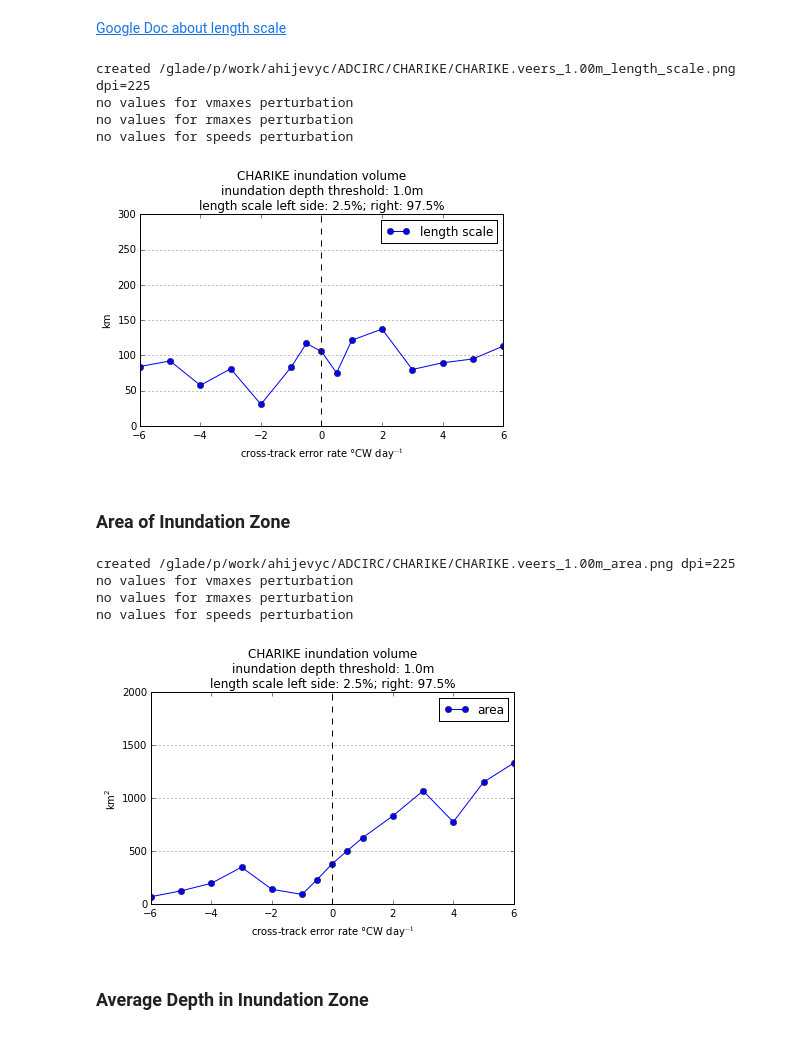
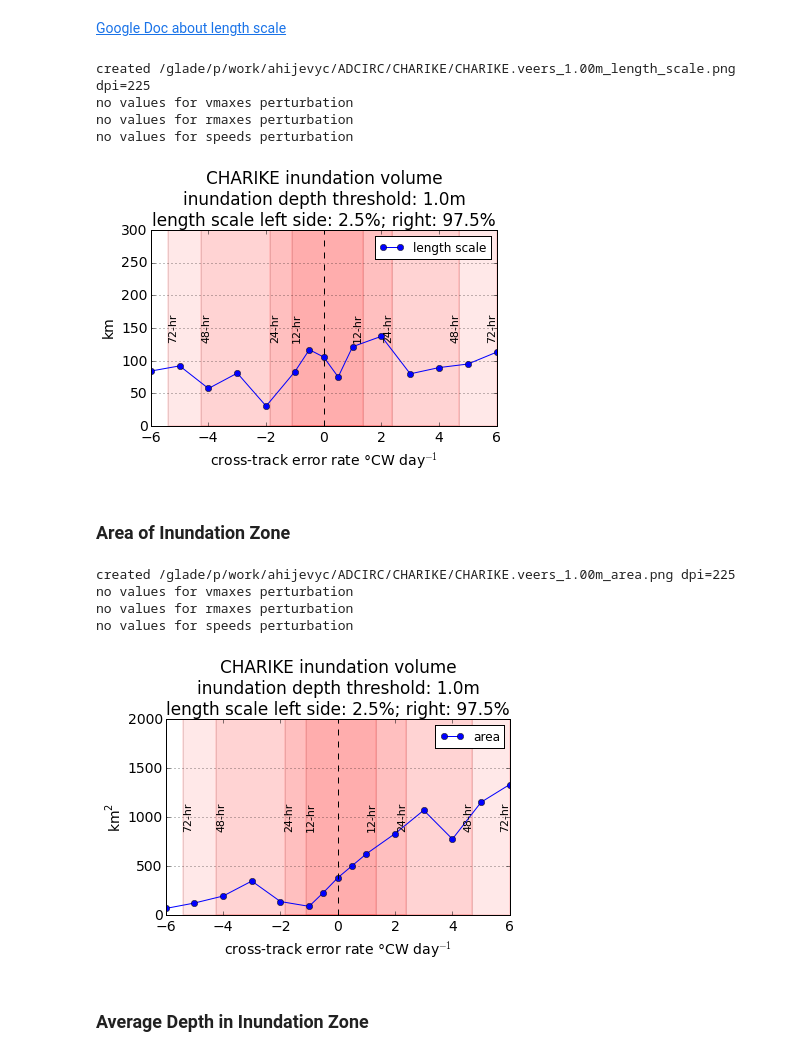
Before and after one commit to ahijevyc/ADCIRC, a Jupyter notebook: CHARIKE.ipynb, the cells around one changed output. Cells and saved outputs as stored; diff of their text form; code cells hidden in the pictures.

```diff
--- a/CHARIKE.ipynb
+++ b/CHARIKE.ipynb
@@ -23,6 +23,7 @@ from netCDF4 import Dataset
 import numpy as np
 import datetime as dt
 import matplotlib.pyplot as plt
+plt.rcParams.update({'font.size': 14})
 from mysavfig import mysavfig
 # %% [markdown]
 ###  Define Storm Class and Perturbation Class
@@ -150,6 +151,21 @@ def map_points(ax, lon, lat, **kwargs):
     x, y = m(lon,lat)
     m.plot(x, y, **kwargs)
     return m
+
+
+def forecast_err_box(xmin, xmax, label, **kwargs):
+    ax = kwargs['axes']
+    box = ax.axvspan(xmin, xmax, alpha=0.09, facecolor='red', **kwargs)
+    edgecolor = 'red'
+    box = ax.axvspan(xmin, xmax, alpha=0.1, facecolor="none", edgecolor=edgecolor, lw=2, **kwargs)
+    labelL = ax.annotate(s=label, xy=(xmin+0.02,0.5), ha="left", va="center", xycoords=('data', 'axes fraction'), rotation=90, fontsize=11, **kwargs)
+    labelR = ax.annotate(s=label, xy=(xmax+0.06,0.5), ha="right", va="center", xycoords=('data','axes fraction'), rotation=90, fontsize=11, **kwargs)
+
+def track_forecast_err_boxes(ax):
+    junk = forecast_err_box(-1.1, 1.35, '12-hr', axes=ax)
+    junk = forecast_err_box(-1.85, 2.38, '24-hr', axes=ax)
+    junk = forecast_err_box(-4.25, 4.7, '48-hr', axes=ax)
+    junk = forecast_err_box(-5.4, 6., '72-hr', axes=ax)
 # %% [markdown]
 ### Compare Control to NOAA Stations (IKE only)
 # %%
@@ -449,7 +465,7 @@ for perturbation in [veers, vmaxes, rmaxes, speeds]:
     plt.xlabel(perturbation.time[0][0].strftime("%Y"))
 
     # put legend to the right of the current axis
-    plt.legend(loc='center left', bbox_to_anchor=(1,0.5), title=perturbation.name+"\n"+perturbation.units, ncol=2)
+    plt.legend(loc='center left', bbox_to_anchor=(1,0.5), title=perturbation.name+"\n"+perturbation.units, ncol=2, fontsize=11)
     status = mysavfig(perturbation.storm.basedir+perturbation.storm.name+'.'+perturbation.name+'_'+perturbation.Ithresh+'_timeseries.png',dpi=225)
 # %% [output]
 created /glade/p/work/ahijevyc/ADCIRC/CHARIKE/CHARIKE.veers_1.00m_timeseries.png dpi=225
@@ -499,14 +515,17 @@ for perturbation in [veers, vmaxes, rmaxes, speeds]:
         imaxs.append(t)
 
     ax[0].set_ylabel('max. water level above geoid (m)')
-    ax[0].set_title("Percentiles of Max. Water Level for "+thisstorm.name+", "+thisstorm.domain)
+    ax[0].set_title("Percentiles of Max. Water Level for "+thisstorm.name+"\n"+thisstorm.domain)
     ax[0].yaxis.grid()
     ax[0].set_ylim(0,12)
-    legend = ax[0].legend(loc='best')
+    legend = ax[0].legend(loc='best', fontsize=12)
     ax[0].set_xlabel(perturbation.xlabel)
     ax[0].axvline(x=0, linestyle='dashed', color='black')
+    if perturbation.name == 'veers':
+        track_forecast_err_boxes(ax[0])
+
     m = map_points(ax[1], meshlon[imaxs], meshlat[imaxs], marker='o', color=line[0].get_color())
-    ax[1].set_title('Locations of Max. Water Level for '+perturbation.xlabel)
+    ax[1].set_title('Locations of Max. Water Level for\n'+perturbation.xlabel)
     status = mysavfig(perturbation.storm.basedir+perturbation.storm.name+'.'+perturbation.name+'_maxele.png',dpi=225)
 # %% [output]
 created /glade/p/work/ahijevyc/ADCIRC/CHARIKE/CHARIKE.veers_maxele.png dpi=225
@@ -521,27 +540,31 @@ no values for speeds perturbation
 # %%
 for perturbation in [veers, vmaxes, rmaxes, speeds]:
     if len(perturbation.values) == 0:
         print "no values for "+perturbation.name+" perturbation"
         continue
 
     fig, ax = plt.subplots()
     plt.tight_layout(rect=(0.05,0.03,1,0.9))
     plt.plot(perturbation.values,perturbation.length_scale,marker='o',label='length scale')
     plt.ylabel('km')
     ax.set_ylim(0,300)
     if perturbation.storm.name == 'IKE': ax.set_ylim(0,650)
     plt.title(perturbation.title)
     ax.yaxis.grid()
-    legend = plt.legend(loc='best')
+    legend = plt.legend(loc='best', fontsize=12)
     plt.xlabel(perturbation.xlabel)
     plt.axvline(x=0, linestyle='dashed', color='black')
+    if perturbation.name == 'veers':
+        track_forecast_err_boxes(ax)
+
+
     status = mysavfig(perturbation.storm.basedir+perturbation.storm.name+'.'+perturbation.name+'_'+perturbation.Ithresh+'_length_scale.png',dpi=225)
 # %% [output]
 created /glade/p/work/ahijevyc/ADCIRC/CHARIKE/CHARIKE.veers_1.00m_length_scale.png dpi=225
 no values for vmaxes perturbation
 no values for rmaxes perturbation
 no values for speeds perturbation
-[figure, old version]
+[figure, new version]
 # %% [markdown]
 ### Area of Inundation Zone
 # %%
@@ -558,16 +581,20 @@ for perturbation in [veers, vmaxes, rmaxes, speeds]:
     ax.yaxis.grid()
     ax.set_ylim(0,2000)
     if perturbation.storm.name == 'IKE': ax.set_ylim(0,18000)
-    legend = plt.legend(loc='best')
+    legend = plt.legend(loc='best', fontsize=12)
     plt.xlabel(perturbation.xlabel)
     plt.axvline(x=0, linestyle='dashed', color='black')
+    if perturbation.name == 'veers':
+        track_forecast_err_boxes(ax)
+
+
     status = mysavfig(perturbation.storm.basedir+perturbation.storm.name+'.'+perturbation.name+'_'+perturbation.Ithresh+'_area.png',dpi=225)
 # %% [output]
 created /glade/p/work/ahijevyc/ADCIRC/CHARIKE/CHARIKE.veers_1.00m_area.png dpi=225
 no values for vmaxes perturbation
 no values for rmaxes perturbation
 no values for speeds perturbation
-[figure, old version]
+[figure, new version]
 # %% [markdown]
 ### Average Depth in Inundation Zone
 # %%
```
Also changed, not shown: parts of 7 cells of this notebook.
